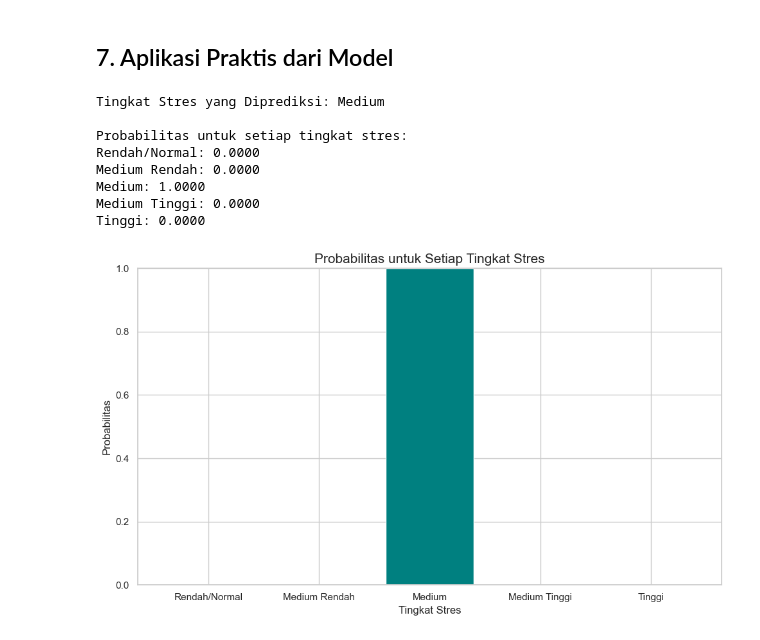
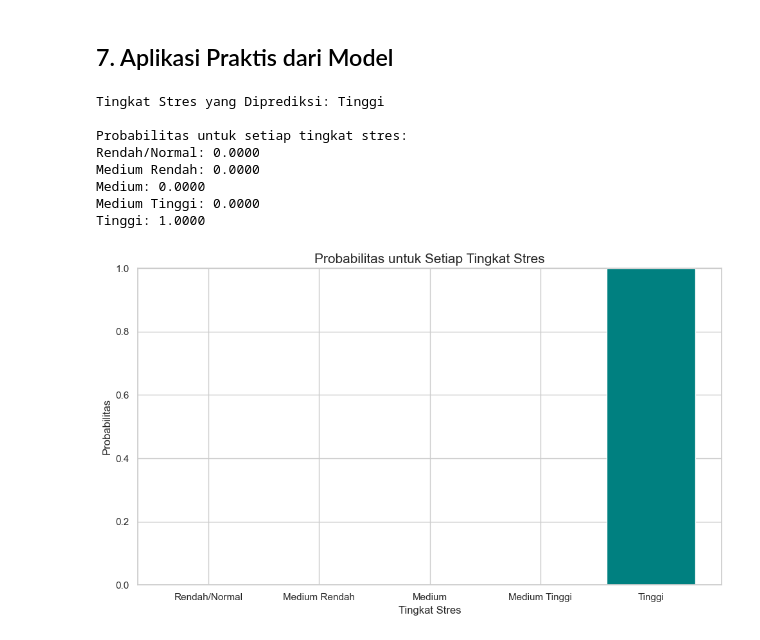
Before and after one commit to khalidalghifarii/Kelompok_10_Tugas03_Supervised_Learning, a Jupyter notebook: notebook.ipynb, the cells around one changed output. Saved outputs shown, nothing was run; the diff lists cells and outputs as text; code cells hidden in the pictures.

```diff
--- a/notebook.ipynb
+++ b/notebook.ipynb
@@ -811,36 +811,36 @@ sample_input = {
     'bo': 95,         # blood oxygen
     'rem': 4,         # eye movement
     'sr.1': 7,        # sleeping hours (mungkin sr_1 atau nama lain)
     'hr': 75          # heart rate
 }
 
-# Menggunakan model terbaik (asumsi model terbaik adalah Decision Tree)
-best_model = dt_model  # Ganti dengan model terbaik berdasarkan analisis
+# Menggunakan model terbaik
+best_model = lr_model
 predicted_stress, stress_probabilities = predict_stress_level(best_model, scaler, sample_input)
 
 # Menampilkan hasil prediksi
 stress_labels = ['Rendah/Normal', 'Medium Rendah', 'Medium', 'Medium Tinggi', 'Tinggi']
 print(f"Tingkat Stres yang Diprediksi: {stress_labels[predicted_stress]}")
 print("\nProbabilitas untuk setiap tingkat stres:")
 for i, label in enumerate(stress_labels):
     print(f"{label}: {stress_probabilities[i]:.4f}")
 
 # Visualisasi probabilitas
 plt.figure(figsize=(10, 6))
 plt.bar(stress_labels, stress_probabilities, color='teal')
 plt.title('Probabilitas untuk Setiap Tingkat Stres', fontsize=15)
 plt.xlabel('Tingkat Stres', fontsize=12)
 plt.ylabel('Probabilitas', fontsize=12)
 plt.ylim(0, 1)
 plt.tight_layout()
 plt.show()
 # %% [output]
-Tingkat Stres yang Diprediksi: Medium
+Tingkat Stres yang Diprediksi: Tinggi
 
 Probabilitas untuk setiap tingkat stres:
 Rendah/Normal: 0.0000
 Medium Rendah: 0.0000
-Medium: 1.0000
+Medium: 0.0000
 Medium Tinggi: 0.0000
-Tinggi: 0.0000
+Tinggi: 1.0000
-[figure, old version]
+[figure, new version]
```
